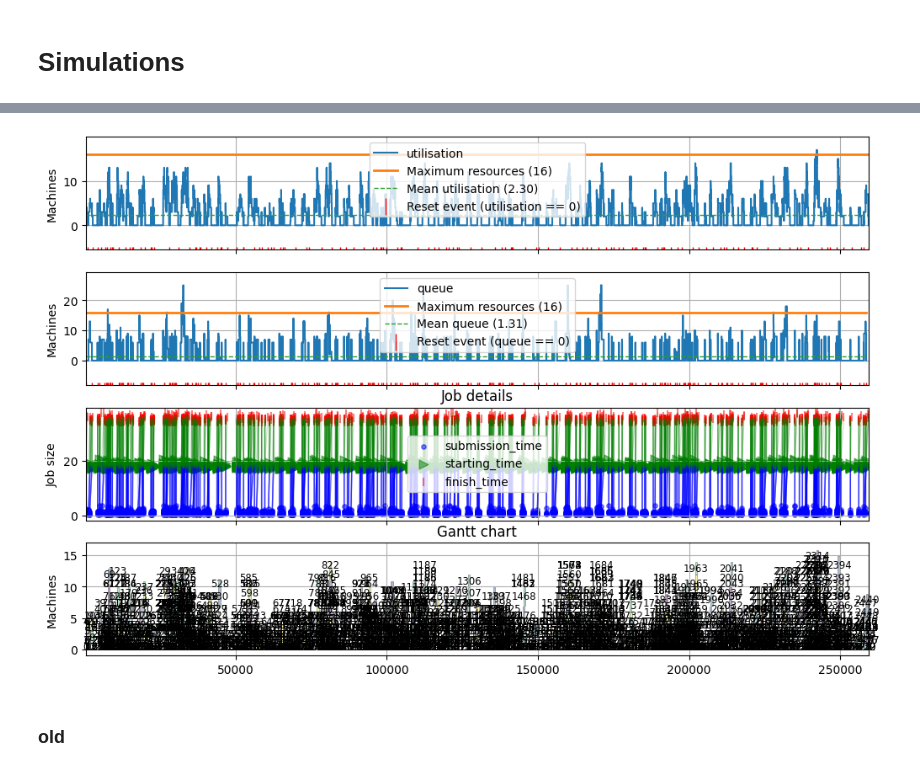
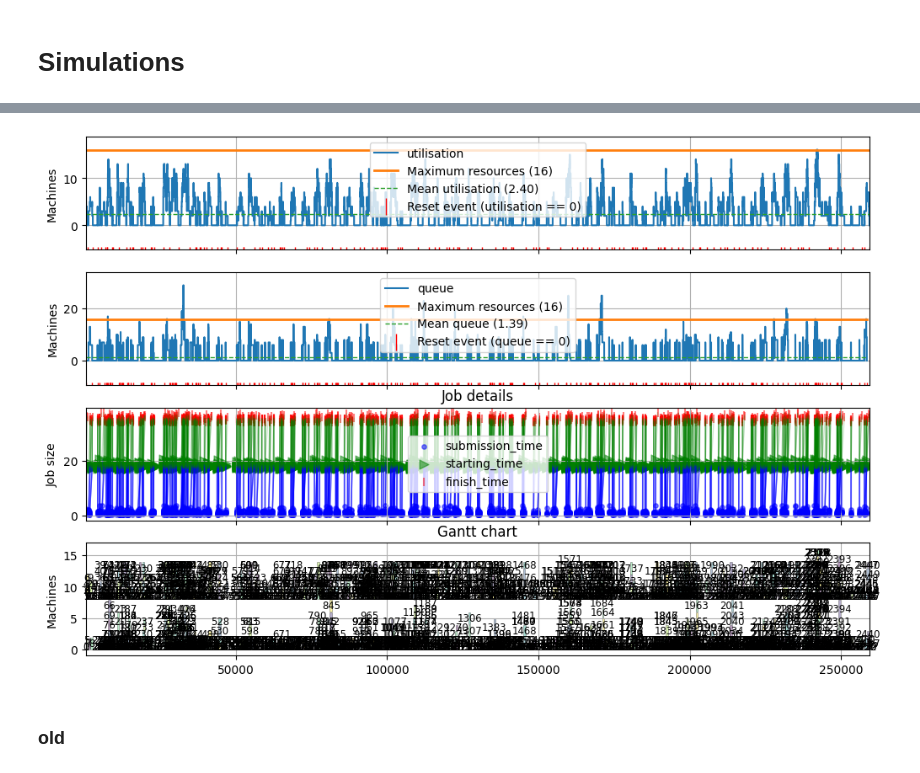
Before and after one commit to tanaxer01/bati-scheduler, a Jupyter notebook: Untitled.ipynb, the cells around one changed output, grey strips where cells are left out. Saved outputs shown, nothing was run; the diff lists cells and outputs as text; code cells hidden in the pictures.

```diff
--- a/Untitled.ipynb
+++ b/Untitled.ipynb
@@ -86,8 +88,8 @@ plt.show()
 # %%
-jobsets["FCFS"].plot(with_details=True)
+jobsets["DQN3"].plot(with_details=True)
 plt.show()
 # %% [output]
-[figure, old version]
+[figure, new version]
 # %% [markdown]
 ### old
 # %%
```
Also changed, not shown: parts of 12 cells of this notebook, 8 other files.
